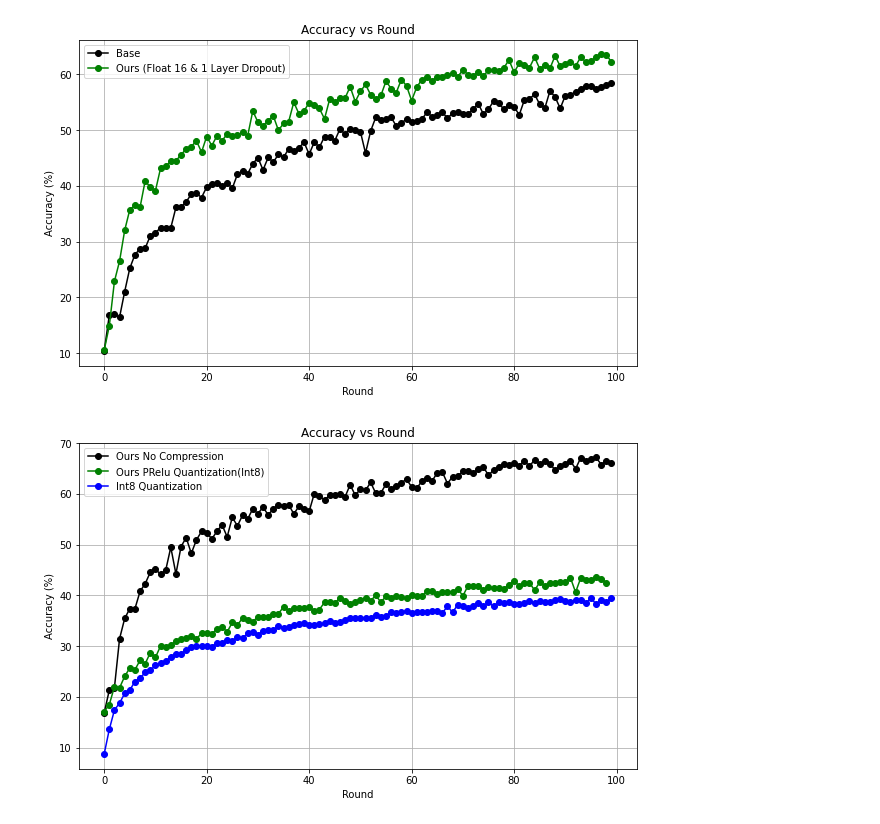
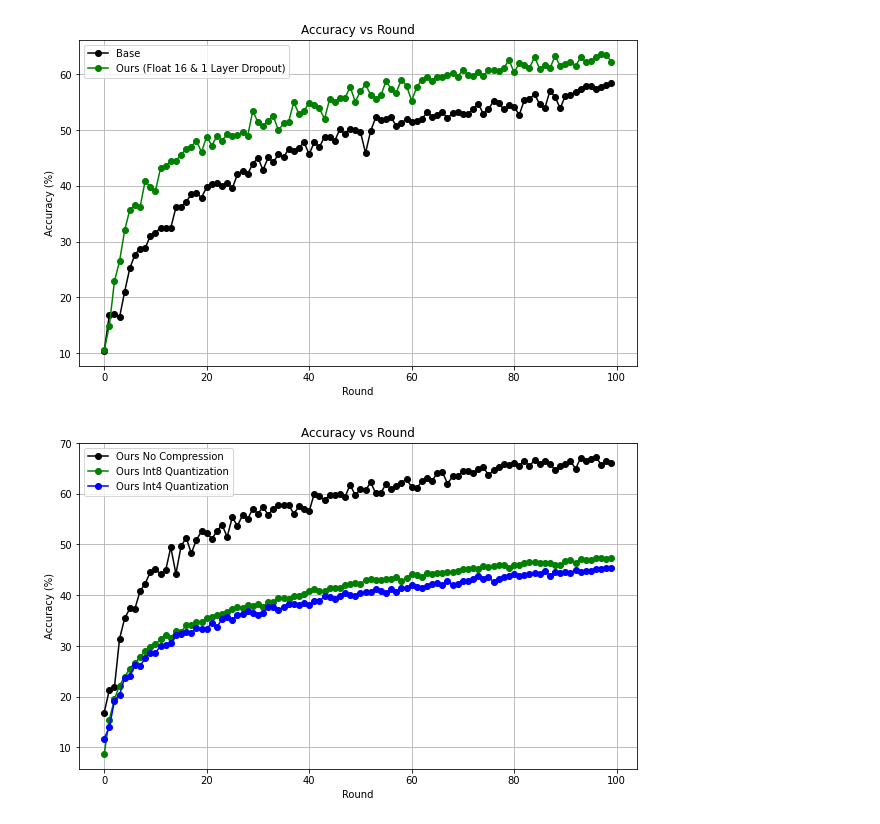
Before and after one commit to Shaif95/Federated_lr, a Jupyter notebook: Result_storage/CIFAR10/Plots.ipynb, the cells around one changed output. Saved outputs shown, nothing was run; the diff lists cells and outputs as text; code cells hidden in the pictures.

```diff
--- a/Result_storage/CIFAR10/Plots.ipynb
+++ b/Result_storage/CIFAR10/Plots.ipynb
@@ -218,20 +218,20 @@ plot_accuracy(json_data_list, labels, colors)
 [figure]
 # %%
 # Load the data from the JSON files
-file_names = ['client_accuracy_drop_nocom.json', 'client_accuracy_ours_int.json',  'client_accuracy_ours_int_base.json']
-labels = ['Ours No Compression', 'Ours PRelu Quantization(Int8)', 'Int8 Quantization']
+file_names = ['client_accuracy_drop_nocom.json','client_accuracy_ours_int4_base.json','client_accuracy_ours_int.json']
+labels = ['Ours No Compression', 'Ours Int8 Quantization', 'Ours Int4 Quantization']
 colors = ['black', 'green', 'blue']
 
 json_data_list = []
 
 for file_name in file_names:
     with open(file_name, 'r') as f:
         json_data = json.load(f)
         json_data_list.append(json_data)
 
 plot_accuracy(json_data_list, labels, colors)
 # %% [output]
-[figure, old version]
+[figure, new version]
 # %%
 import visualkeras
 import tensorflow as tf
```
Also changed, not shown: parts of 1 cell of this notebook, 10 other files.
